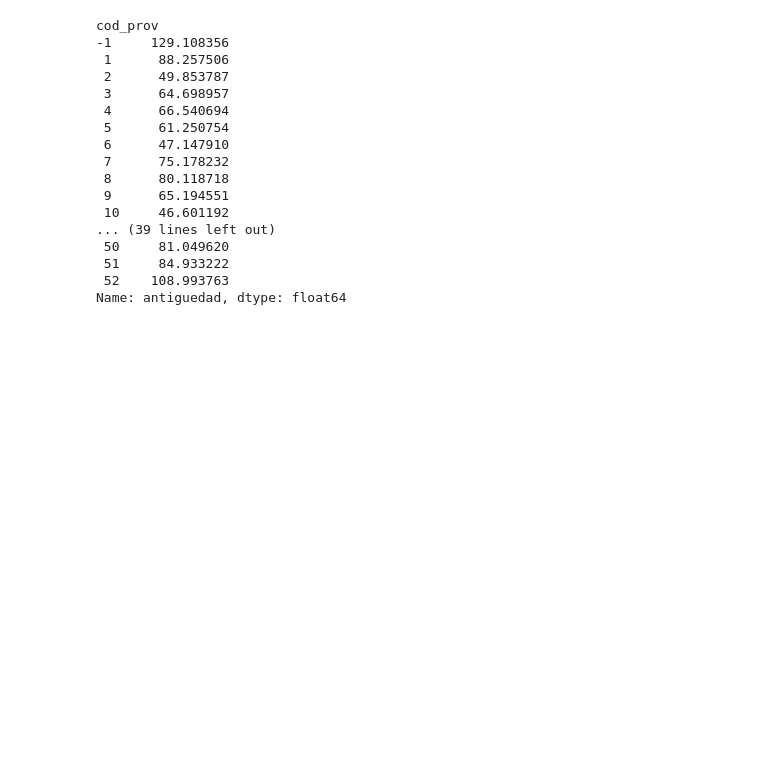
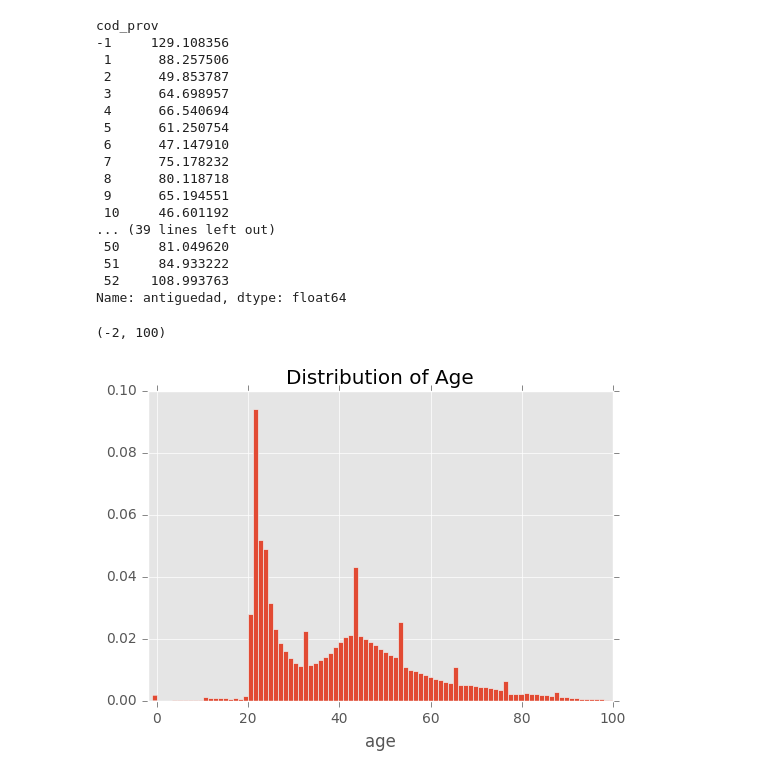
Before and after one commit to MedAlyH/Santander-Product-Recommendation, a Jupyter notebook: notebook/EDA.ipynb, the cells around one changed output. Cells and saved outputs as stored; diff of their text form; code cells hidden in the pictures; blank space fills up the shorter version.

```diff
--- a/notebook/EDA.ipynb
+++ b/notebook/EDA.ipynb
@@ -136,3 +136,11 @@ cod_prov
  51     84.933222
  52    108.993763
 Name: antiguedad, dtype: float64
+# %%
+train['age'].hist(bins=150, normed=1)
+plt.xlabel('age')
+plt.title('Distribution of Age')
+plt.xlim(-2, 100)
+# %% [output]
+(-2, 100)
+[figure, added]
```
Also changed, not shown: 3 other files.
